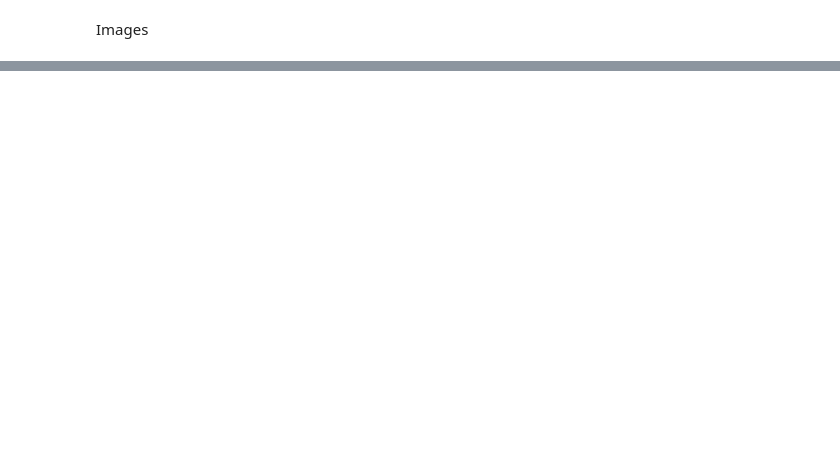
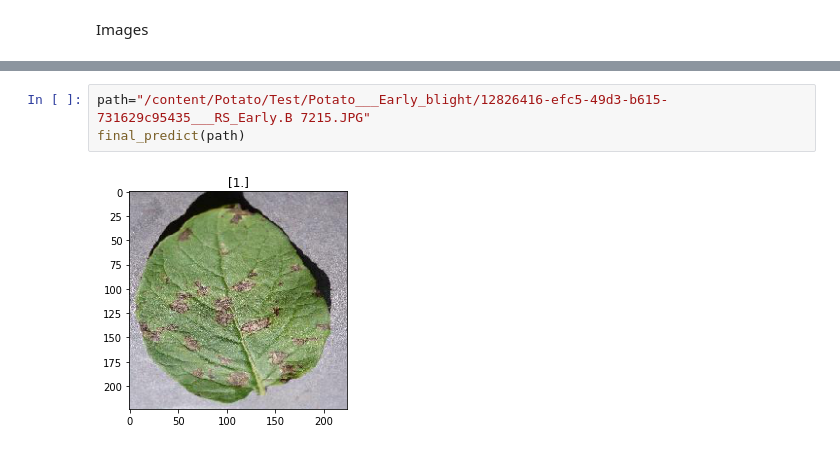
Before and after one commit to adarshnitt/Deep-Learning-Models, a Jupyter notebook: Potatao_Disease_Classification.ipynb, the cells around one changed output, grey strips where cells are left out. Drawn from its saved outputs; the diff is of its cells as text; blank space fills up the shorter version.

```diff
--- a/Potatao_Disease_Classification.ipynb
+++ b/Potatao_Disease_Classification.ipynb
@@ -384,0 +469,5 @@ plt.imshow(a1)
+# %%
+path="/content/Potato/Test/Potato___Early_blight/12826416-efc5-49d3-b615-731629c95435___RS_Early.B 7215.JPG"
+final_predict(path)
+# %% [output]
+[figure, added]
```
Also changed, not shown: parts of 21 cells of this notebook.
